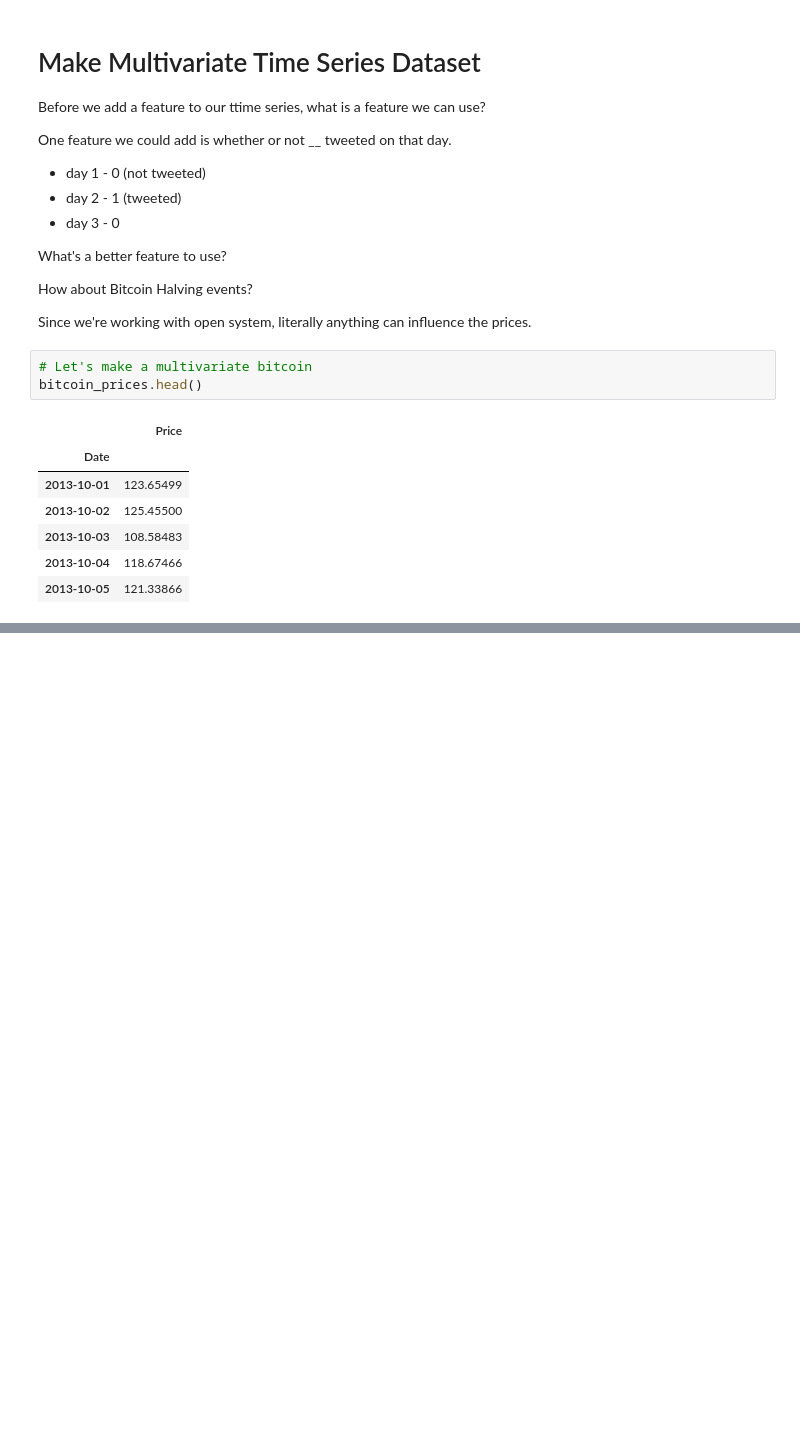
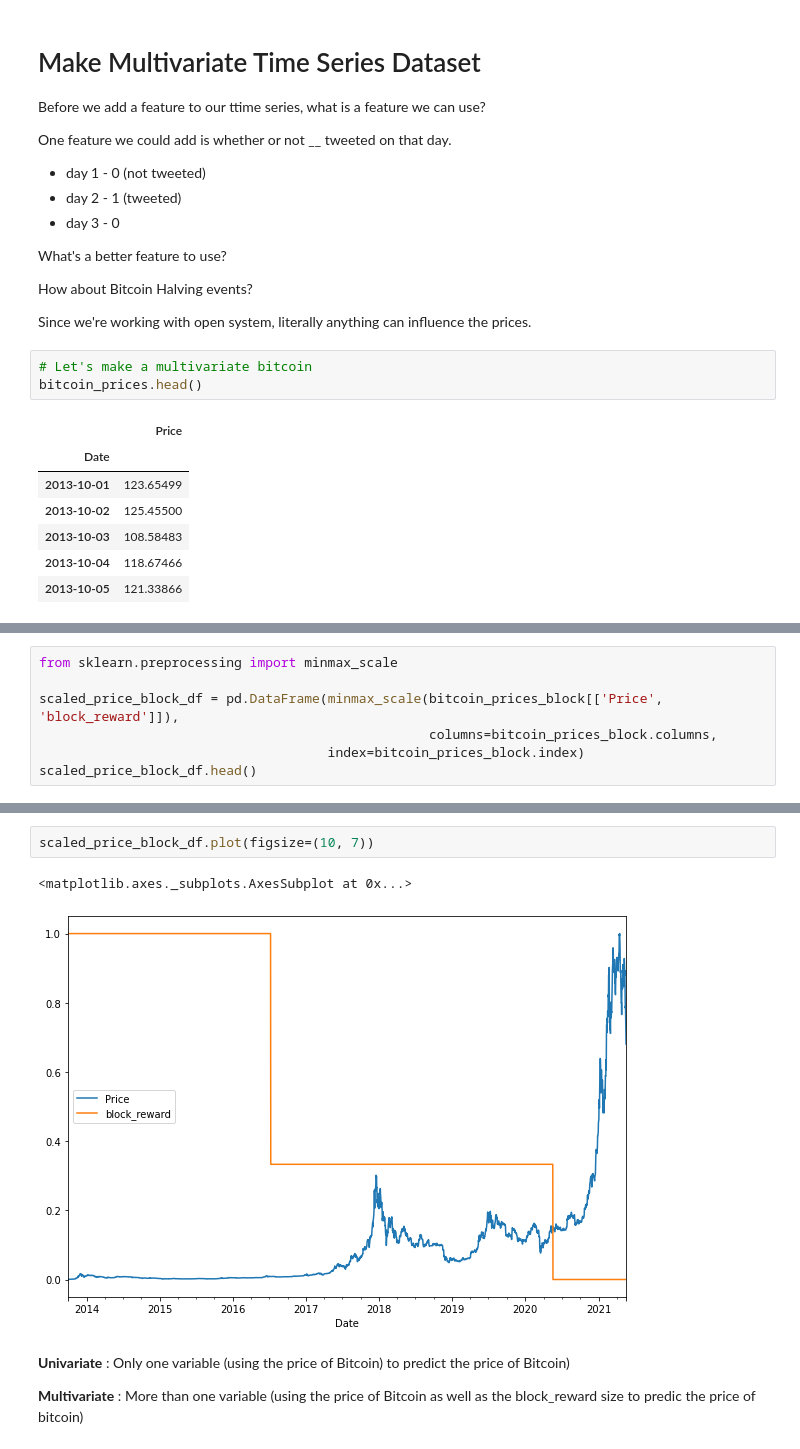
Before and after one commit to ZahrizhalAli/BitCoin_TimeSeries_with_TensorFlow_Experiments, a Jupyter notebook: 10_time_series_forecasting_with_tensorflow_video.ipynb, the cells around one changed output, grey strips where cells are left out. Cells and saved outputs as stored; diff of their text form; blank space fills up the shorter version.

```diff
--- a/10_time_series_forecasting_with_tensorflow_video.ipynb
+++ b/10_time_series_forecasting_with_tensorflow_video.ipynb
@@ -1267,0 +1304,7 @@ We need to add this values to the dataframe
+# %%
+from sklearn.preprocessing import minmax_scale
+
+scaled_price_block_df = pd.DataFrame(minmax_scale(bitcoin_prices_block[['Price', 'block_reward']]),
+                                                  columns=bitcoin_prices_block.columns,
+                                     index=bitcoin_prices_block.index)
+scaled_price_block_df.head()
@@ -1267,0 +1319,9 @@ We need to add this values to the dataframe
+# %%
+scaled_price_block_df.plot(figsize=(10, 7))
+# %% [output]
+<matplotlib.axes._subplots.AxesSubplot at 0x...>
+[figure, added]
+# %% [markdown]
+**Univariate** : Only one variable (using the price of Bitcoin) to predict the price of Bitcoin)
+
+**Multivariate** : More than one variable (using the price of Bitcoin as well as the block_reward size to predic the price of bitcoin)
```
Also changed, not shown: parts of 37 cells of this notebook.
